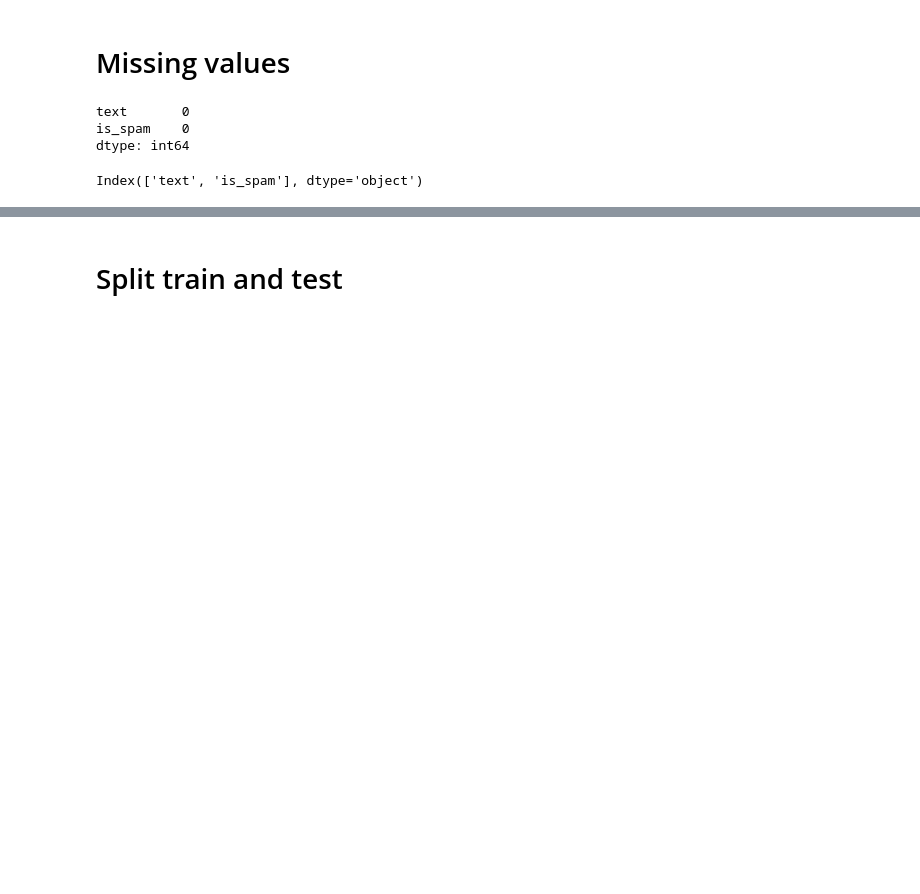
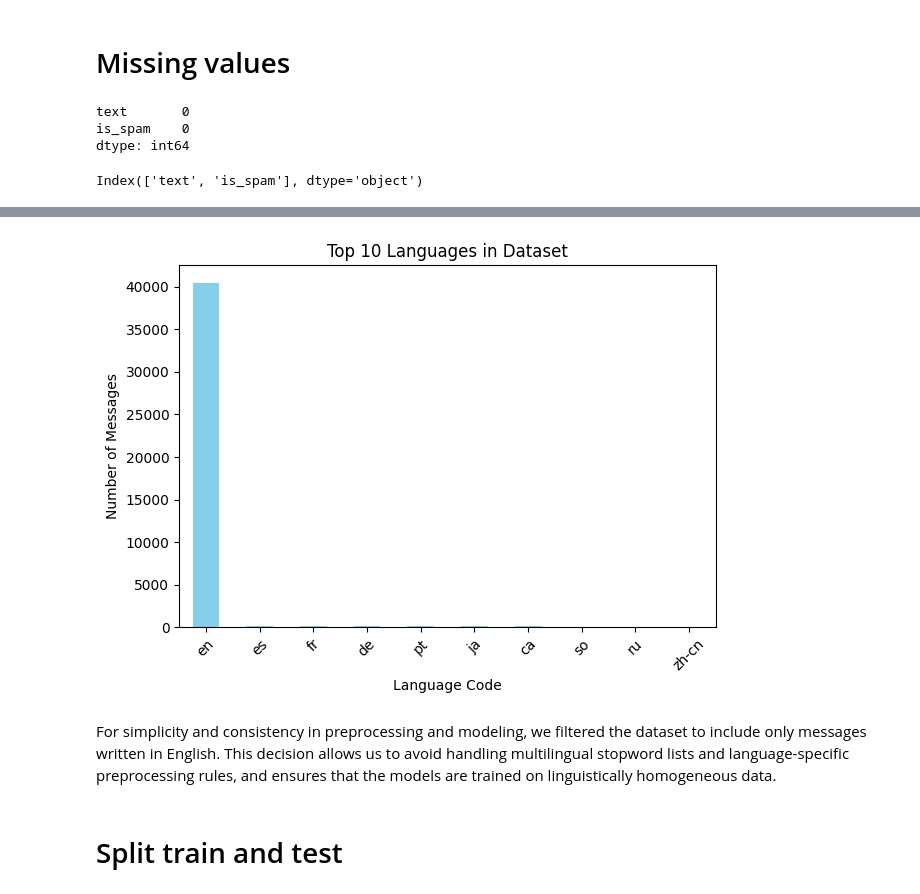
Before and after one commit to keitaVigano/tm4spam, a Jupyter notebook: notebooks/preprocessing.ipynb, the cells around one changed output, grey strips where cells are left out. Drawn from its saved outputs; the diff is of its cells as text; code cells hidden in the pictures; blank space fills up the shorter version.

```diff
--- a/notebooks/preprocessing.ipynb
+++ b/notebooks/preprocessing.ipynb
@@ -46,0 +91,16 @@ Index(['text', 'is_spam'], dtype='object')
+# %%
+from langdetect import detect, DetectorFactory
+from langdetect.lang_detect_exception import LangDetectException
+import pandas as pd
+
+DetectorFactory.seed = 0
+
+def detect_language_safe(text):
+    try:
+        return detect(text)
+    except LangDetectException:
+        return "unknown"
+
+df["language"] = df["text"].apply(detect_language_safe)
+
+print(df["language"].value_counts())
@@ -46,0 +125,12 @@ Index(['text', 'is_spam'], dtype='object')
+# %%
+import matplotlib.pyplot as plt
+
+df["language"].value_counts().head(10).plot(kind="bar", color="skyblue")
+plt.title("Top 10 Languages in Dataset")
+plt.xlabel("Language Code")
+plt.ylabel("Number of Messages")
+plt.xticks(rotation=45)
+plt.tight_layout()
+plt.show()
+# %% [output]
+[figure, added]
@@ -47,3 +139,5 @@ Index(['text', 'is_spam'], dtype='object')
+# %% [markdown]
+For simplicity and consistency in preprocessing and modeling, we filtered the dataset to include only messages written in English. This decision allows us to avoid handling multilingual stopword lists and language-specific preprocessing rules, and ensures that the models are trained on linguistically homogeneous data.
 # %% [markdown]
 # Split train and test
 # %%
```
Also changed, not shown: parts of 12 cells of this notebook, 3 other files.
